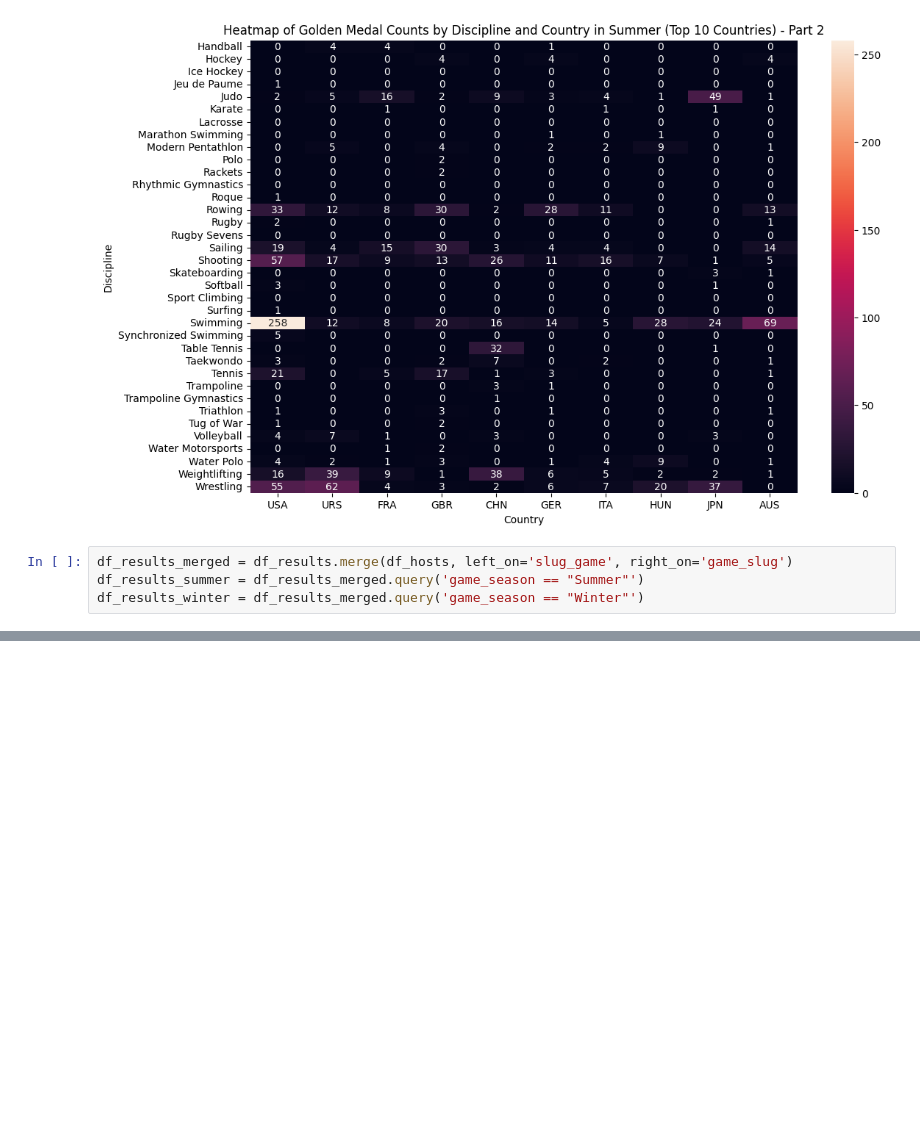
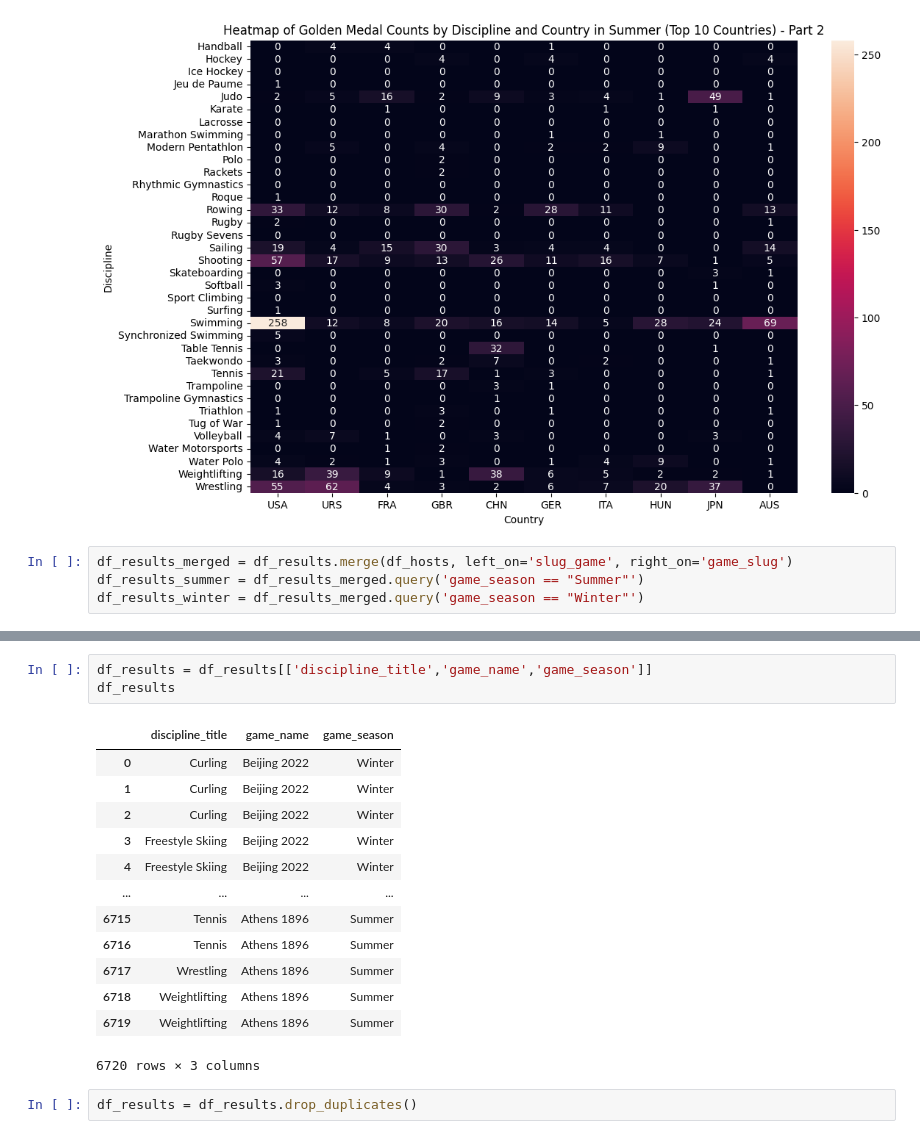
Before and after one commit to com-480-data-visualization/team_slo, a Jupyter notebook: src/processing/data_preprocessing.ipynb, the cells around one changed output, grey strips where cells are left out. Drawn from its saved outputs; the diff is of its cells as text; blank space fills up the shorter version.

```diff
--- a/src/processing/data_preprocessing.ipynb
+++ b/src/processing/data_preprocessing.ipynb
@@ -355,0 +417,19 @@ df_medals_processed.to_csv('../../data/olympic_medals_processed.csv', index=True
+# %%
+df_results = df_results[['discipline_title','game_name','game_season']]
+df_results
+# %% [output]
+|  | discipline_title | game_name | game_season |
+| 0 | Curling | Beijing 2022 | Winter |
+| 1 | Curling | Beijing 2022 | Winter |
+| 2 | Curling | Beijing 2022 | Winter |
+| 3 | Freestyle Skiing | Beijing 2022 | Winter |
+| 4 | Freestyle Skiing | Beijing 2022 | Winter |
+| ... | ... | ... | ... |
+| 6715 | Tennis | Athens 1896 | Summer |
+| 6716 | Tennis | Athens 1896 | Summer |
+| 6717 | Wrestling | Athens 1896 | Summer |
+| 6718 | Weightlifting | Athens 1896 | Summer |
+| 6719 | Weightlifting | Athens 1896 | Summer |
+6720 rows × 3 columns
+# %%
+df_results = df_results.drop_duplicates()
```
Also changed, not shown: parts of 20 cells of this notebook, 1 other file.
